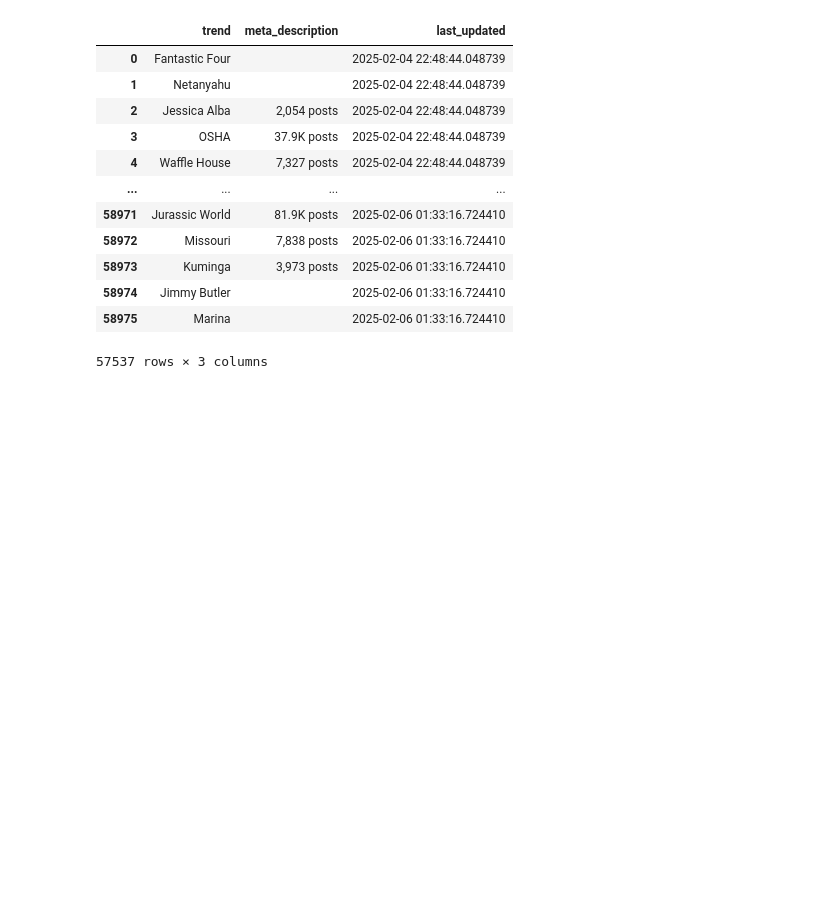
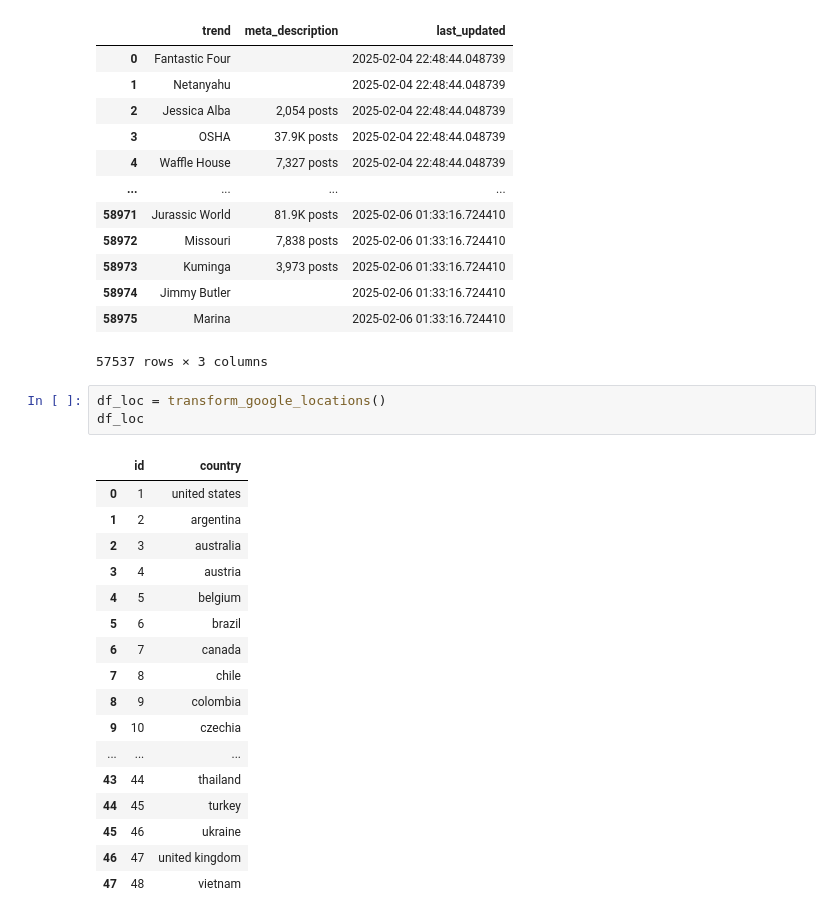
Before and after one commit to mariazreik/NowTrending, a Jupyter notebook: frontend/exploration.ipynb, the cells around one changed output. Drawn from its saved outputs; the diff is of its cells as text; blank space fills up the shorter version.

Commit message:
Added Google Data.

```diff
--- a/frontend/exploration.ipynb
+++ b/frontend/exploration.ipynb
@@ -240,3 +240,24 @@ trend_growth()
 | 58974 | Jimmy Butler |  | 2025-02-06 01:33:16.724410 |
 | 58975 | Marina |  | 2025-02-06 01:33:16.724410 |
 57537 rows × 3 columns
+# %%
+df_loc = transform_google_locations()
+df_loc
+# %% [output]
+|  | id | country |
+| 0 | 1 | united states |
+| 1 | 2 | argentina |
+| 2 | 3 | australia |
+| 3 | 4 | austria |
+| 4 | 5 | belgium |
+| 5 | 6 | brazil |
+| 6 | 7 | canada |
+| 7 | 8 | chile |
+| 8 | 9 | colombia |
+| 9 | 10 | czechia |
+| ... | ... | ... |
+| 43 | 44 | thailand |
+| 44 | 45 | turkey |
+| 45 | 46 | ukraine |
+| 46 | 47 | united kingdom |
+| 47 | 48 | vietnam |
```
Also changed, not shown: parts of 2 cells of this notebook, 2 other files.
